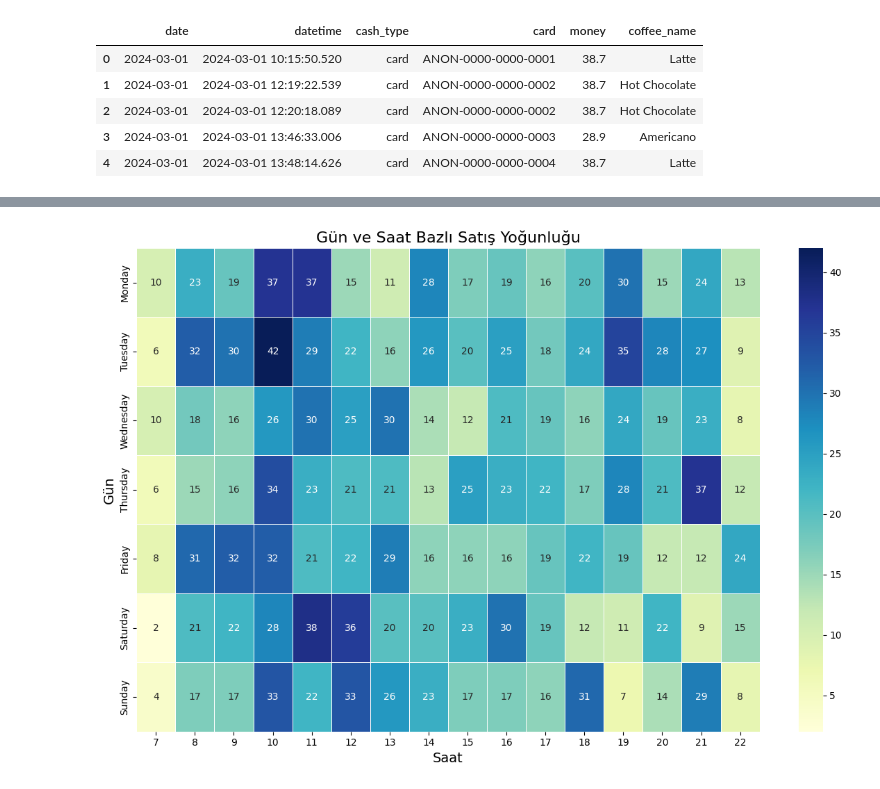
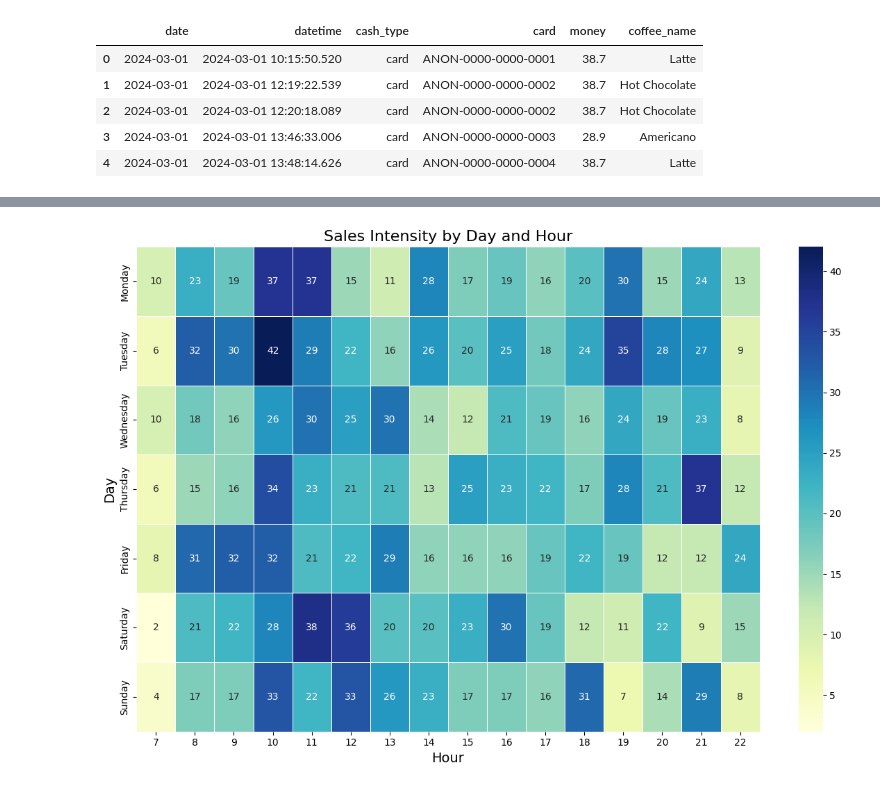
Before and after one commit to ibrahimyrao/data-visualization, a Jupyter notebook: datav.ipynb, the cells around one changed output, grey strips where cells are left out. Saved outputs shown, nothing was run; the diff lists cells and outputs as text; code cells hidden in the pictures.

```diff
--- a/datav.ipynb
+++ b/datav.ipynb
@@ -199,30 +198,30 @@ fig.show()
 # %% [output]
 [interactive output not drawn]
 # %%
-# Gün ve Saat Bazlı Satış Yoğunluğunu Gösteren Isı Haritası
-# Öncelikle datetime sütunundan saat ve gün bilgilerini çıkartıyoruz
+# Heatmap Showing Sales Intensity by Day and Hour
+# First, extracting hour and day information from the datetime column
 dataset['hour'] = pd.to_datetime(dataset['datetime']).dt.hour
 dataset['day'] = pd.to_datetime(dataset['datetime']).dt.day_name()
 
-# Saat ve gün bazında işlem sayısını gruplama
+# Grouping the number of transactions by hour and day
 heatmap_data = dataset.groupby(['day', 'hour']).size().unstack(fill_value=0)
 
-# Haftanın günlerini sıralamak için günlerin sırasını belirliyoruz
+# Setting the order for days of the week
 ordered_days = ['Monday', 'Tuesday', 'Wednesday', 'Thursday', 'Friday', 'Saturday', 'Sunday']
 heatmap_data = heatmap_data.reindex(ordered_days)
 
-# Isı haritası oluşturma
+# Creating the heatmap
 plt.figure(figsize=(12, 8))
 sns.heatmap(heatmap_data, cmap="YlGnBu", annot=True, fmt='d', linewidths=0.5)
 
-# Grafik Başlıkları ve Etiketler
-plt.title("Gün ve Saat Bazlı Satış Yoğunluğu", fontsize=16)
-plt.xlabel("Saat", fontsize=14)
-plt.ylabel("Gün", fontsize=14)
+# Chart Titles and Labels
+plt.title("Sales Intensity by Day and Hour", fontsize=16)
+plt.xlabel("Hour", fontsize=14)
+plt.ylabel("Day", fontsize=14)
 
-# Görselleştirme
+# Visualization
 plt.tight_layout()
 plt.show()
 # %% [output]
-[figure, old version]
+[figure, new version]
 # %%
```
Also changed, not shown: parts of 3 cells of this notebook.
